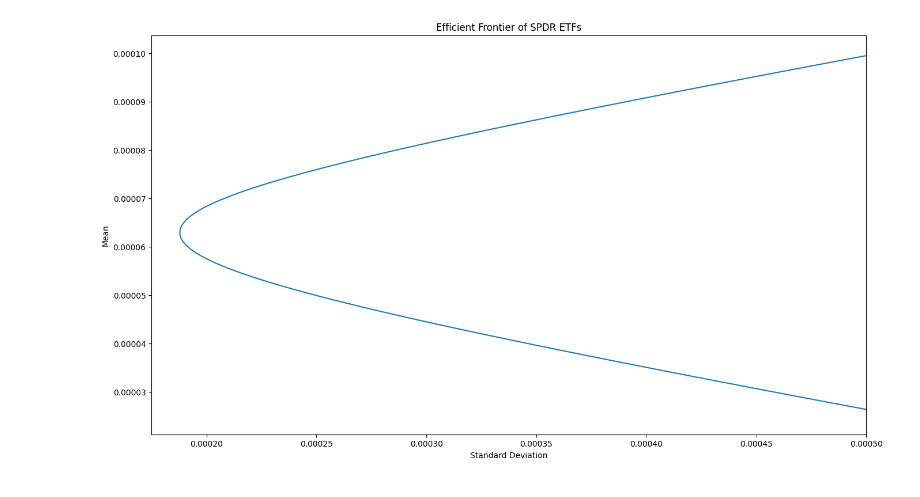
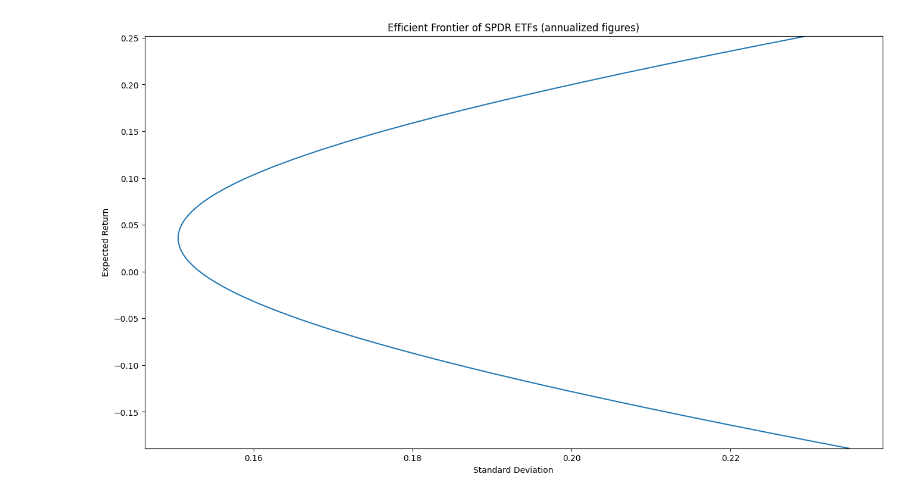
Before and after one commit to jbmitchell02/fin-eng-proj, a Jupyter notebook: initial_analysis.ipynb, the cells around one changed output. Drawn from its saved outputs; the diff is of its cells as text; code cells hidden in the pictures.

```diff
--- a/initial_analysis.ipynb
+++ b/initial_analysis.ipynb
@@ -19,18 +19,18 @@ assets = [
     'XLK',  # Technology
     'XLU',  # Utilities
     'SPY',  # S&P 500
-    'BIL'   # 1-3 Month Treasury Bill
 ]
 
-# Download data from Yahoo Finance since 2018-06-19
+# Download data from Yahoo Finance since 2018-06-19 (when all ETFs are available)
 start = '2018-06-19'
 data = {}
 for ticker in assets:
     data[ticker] = yf.download(ticker, start=start)
 
-# Calculate returns and drop the first row
+# Calculate daily returns
+returns = pd.DataFrame()
 for ticker in assets:
-    data[ticker]['Return'] = data[ticker]['Adj Close'].pct_change().iloc[1:]
+    returns[ticker] = data[ticker]['Adj Close'].pct_change().iloc[1:]
 # %% [output]
 [*********************100%%**********************]  1 of 1 completed
 [*********************100%%**********************]  1 of 1 completed
@@ -90,22 +89,38 @@ plt.show()
+# %%
+def optimal_portfolio(m, sigma, mu_b):
+    '''
+    m: row vector of expected returns
+    sigma: covariance matrix of returns
+    mu_b: expected portfolio return
+
+    Returns the weights and variance of the minimum variance portfolio
+    '''
+    m = np.matrix(m).T
+    sigma = np.matrix(sigma)
+    e = np.matrix(np.ones(len(m))).T
+    sigma_inv = sigma.I
+    # Calculate the minimum variance and market porfolio weights
+    w_min_var = (sigma_inv * e) / (e.T * sigma_inv * e)
+    w_mk = (sigma_inv * m) / (e.T * sigma_inv * m)
+    # Calculate the return-constrained minimum variance portfolio
+    v = w_mk - w_min_var
+    alpha = ((mu_b - m.T * w_min_var) / (m.T * v))[0, 0]
+    w = w_min_var + alpha * v
+    return w.T[0].tolist()[0], w.T * sigma * w
 # %%
-from functions import optimal_portfolio
-
 # Calculate the mean and covariance matrix of returns
-returns = pd.DataFrame()
-for ticker in assets:
-    returns[ticker] = data[ticker]['Return']
 m = returns.mean()
 sigma = returns.cov()
 
 # Graph the efficient frontier
-means = np.linspace(0.000025, 0.0001, 1000)
+means = np.linspace(-0.00075, 0.001, 1000)
 variances = np.vectorize(lambda mu: optimal_portfolio(m, sigma, mu)[1])(means)
 fig, ax = plt.subplots(figsize=(16, 9))
-ax.plot(np.sqrt(variances), means)
-ax.set_title('Efficient Frontier of SPDR ETFs')
+ax.plot(np.sqrt(variances*252), means*252)
+ax.set_title('Efficient Frontier of SPDR ETFs (annualized figures)')
 ax.set_xlabel('Standard Deviation')
-ax.set_ylabel('Mean')
-ax.set_xlim(0.000175, 0.0005)
+ax.set_ylabel('Expected Return')
+ax.margins(y=0)
 plt.show()
 # %% [output]
-[figure, old version]
+[figure, new version]
```
Also changed, not shown: parts of 2 cells of this notebook, 2 other files.
